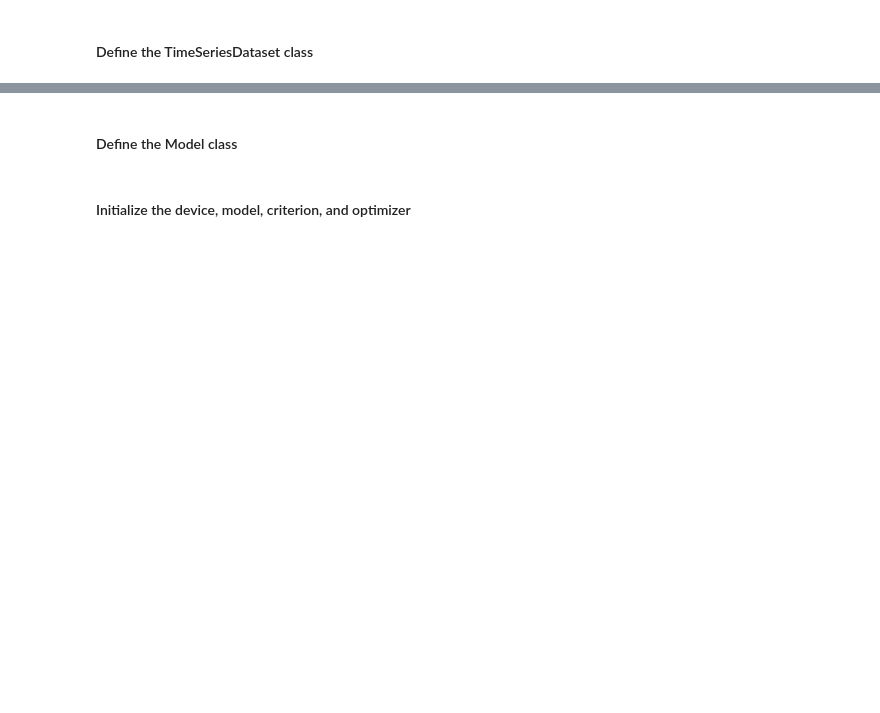
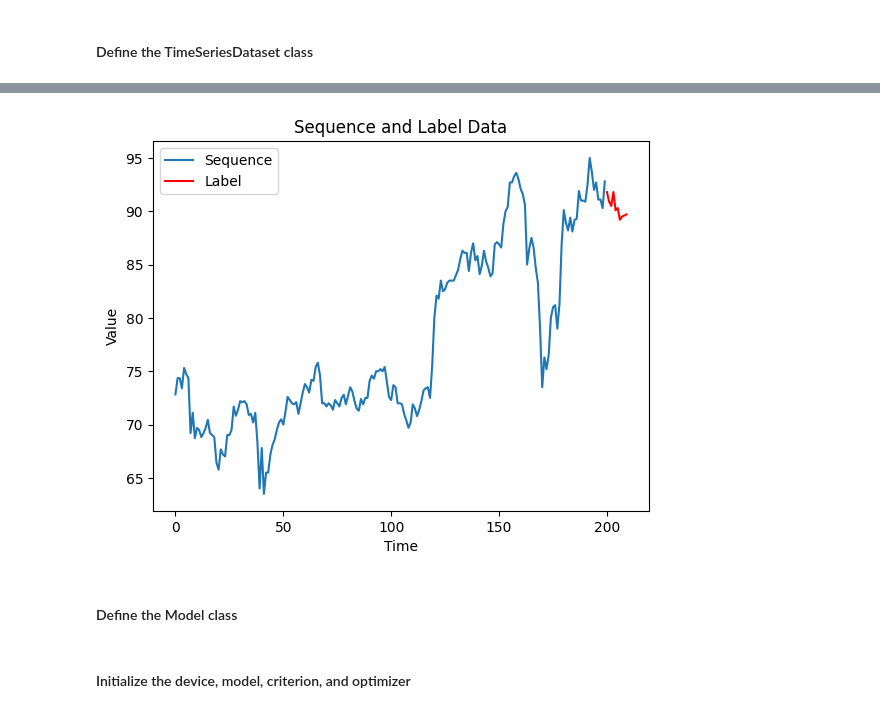
Before and after one commit to Thien2213255/TimeSeriesStock, a Jupyter notebook: main.ipynb, the cells around one changed output, grey strips where cells are left out. Drawn from its saved outputs; the diff is of its cells as text; code cells hidden in the pictures; blank space fills up the shorter version.

```diff
--- a/main.ipynb
+++ b/main.ipynb
@@ -27,0 +137,18 @@ class TimeSeriesDataset(Dataset):
+# %%
+dataset = TimeSeriesDataset(data["BID"], seq_len=200, future_len=10)
+print(len(dataset))
+merged_dataset = dataset
+for i, stock_name in enumerate(data.keys()):
+    if stock_name == "BID":
+        continue
+    merged_dataset = ConcatDataset(
+        [merged_dataset, TimeSeriesDataset(data[stock_name], seq_len=200, future_len = 10)]
+    )
+    if i > 0:
+        break
+print(len(merged_dataset))
+train_dataset, test_dataset = random_split(merged_dataset, [0.8, 0.2])
+
+print(len(train_dataset), len(test_dataset))
+dataloader = DataLoader(train_dataset, batch_size=16, shuffle=True)
+testloader = DataLoader(test_dataset, batch_size=200, shuffle=False)
@@ -28,3 +179,32 @@ class TimeSeriesDataset(Dataset):
+# %%
+# prompt: with traindataset[0] plot the second last column of its "seq" then add the "label" as the continue parts but different color
+
+import matplotlib.pyplot as plt
+sample = 100
+# Extract the data from the dataset
+seq_data = train_dataset[sample]["seq"][:, -5]  # Get the second-to-last column
+label_data = train_dataset[sample]["label"]
+
+# Combine the sequence and label data for plotting
+combined_data = torch.cat((seq_data, label_data))
+
+# Create the x-axis values for the plot
+x_values = list(range(len(combined_data)))
+
+# Plot the data
+plt.plot(x_values[:len(seq_data)], seq_data, label="Sequence")
+plt.plot(x_values[len(seq_data):], label_data, label="Label", color='red')
+
+# Customize the plot
+plt.xlabel("Time")
+plt.ylabel("Value")
+plt.title("Sequence and Label Data")
+plt.legend()
+
+# Display the plot
+plt.show()
+# %% [output]
+[figure, added]
 # %% [markdown]
 #### Define the Model class
 # %%
```
Also changed, not shown: parts of 25 cells of this notebook, 1 other file.
